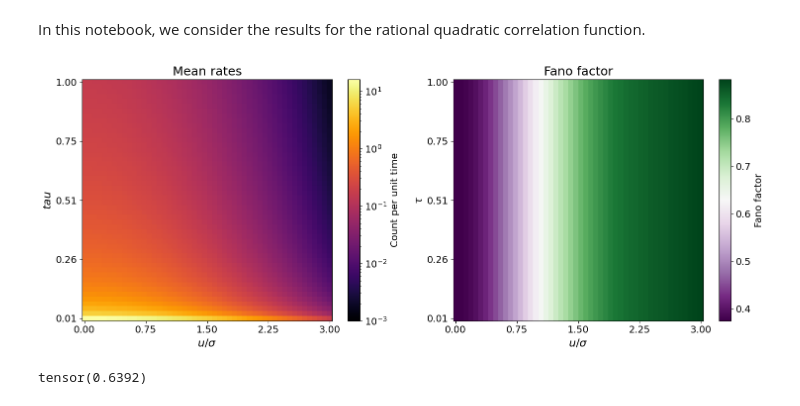
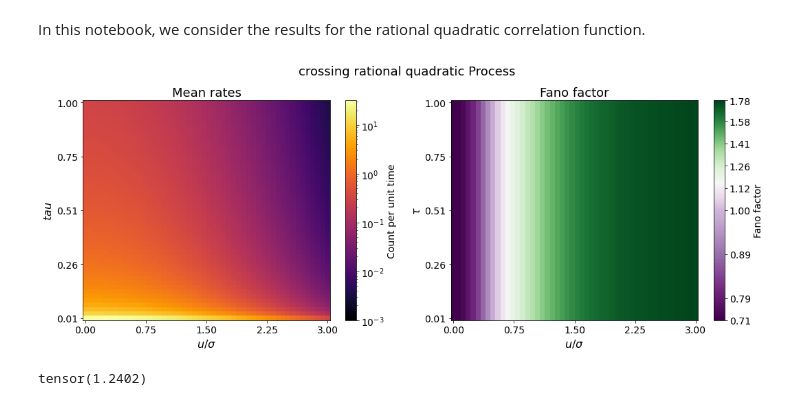
Before and after one commit to shivangrawat/gaussian-crossings, a Jupyter notebook: examples/rational_quadratic/rational_quadratic.ipynb, the cells around one changed output. Cells and saved outputs as stored; diff of their text form; code cells hidden in the pictures.

```diff
--- a/examples/rational_quadratic/rational_quadratic.ipynb
+++ b/examples/rational_quadratic/rational_quadratic.ipynb
@@ -12,6 +12,14 @@ import scipy.linalg
 import gaussian_crossings.utils as utils
 import gaussian_crossings.formula as formula
 import gaussian_crossings.process as process
+# %%
+# crossing_type = "upcrossing"
+# crossing_type = "downcrossing"
+crossing_type = "crossing"
+ModelClass = formula.GaussianUpCrossingsDimless
+
+mean_rate_method = f"{crossing_type}_mean_rate"
+fano_method = f"{crossing_type}_fano_factor_CLT"
 # %%
 # Set simulation parameters.
 T = 100.0    # Total simulation time (e.g., 10 time units)
@@ -31,35 +39,10 @@ for i in range(num_points_taus):
     for j in range(num_points_zeta):
         u = zeta[j] * sigma
         tau = taus[i]
-        model = formula.GaussianUpCrossingsDimless(r_func=process.r_rational_quadratic, u=u, tau=tau, sigma=sigma, alpha=alpha)
-        mean_rates[i, j] = model.upcrossing_mean_rate()
-        fano_factors[i, j] = model.upcrossing_fano_factor_CLT(epsilon_left=1e-2, epsilon_right=1e-5)
+        model = ModelClass(r_func=process.r_rational_quadratic, u=u, tau=tau, sigma=sigma, alpha=alpha)
+        mean_rates[i, j] = getattr(model, mean_rate_method)()
+        fano_factors[i, j] = getattr(model, fano_method)(epsilon_left=1e-2, epsilon_right=1e-5)
 # %%
-# If necessary, ensure that taus is increasing:
-if taus[0] > taus[-1]:
-    taus = np.flipud(taus)
-    mean_rates = np.flipud(mean_rates)
-    fano_factors = np.flipud(fano_factors)
-
-# -----------------------
-# Helper: Compute cell edges for arbitrary spacing
-# -----------------------
-def compute_edges(arr):
-    """
-    Given a 1D array of cell centers, compute cell edges.
-    """
-    edges = np.empty(len(arr) + 1)
-    # Interior edges: midpoints
-    edges[1:-1] = (arr[:-1] + arr[1:]) / 2.0
-    # Extrapolate first and last edge
-    edges[0] = arr[0] - (arr[1] - arr[0]) / 2.0
-    edges[-1] = arr[-1] + (arr[-1] - arr[-2]) / 2.0
-    return edges
-
-# Compute cell edges from the center values
-zeta_edges = compute_edges(zeta)
-taus_edges = compute_edges(taus)
-
 # -----------------------
 # Plotting parameters
 # -----------------------
@@ -88,48 +71,61 @@ adjusted_mean_rates = np.clip(mean_rates, epsilon, None)
 # Set up LogNorm with vmin set to epsilon and vmax as the maximum of the adjusted data
 log_norm = LogNorm(vmin=epsilon, vmax=adjusted_mean_rates.max())
 
-pc0 = axes[0].pcolormesh(zeta_edges, taus_edges, adjusted_mean_rates, shading='auto',
+pc0 = axes[0].pcolormesh(zeta, taus, adjusted_mean_rates, shading='auto',
                          cmap=cmap_mean, norm=log_norm)
 cbar0 = fig.colorbar(pc0, ax=axes[0])
 cbar0.set_label("Count per unit time", fontsize=cbar_labelsize)
 cbar0.ax.tick_params(labelsize=tick_fontsize)
 
 axes[0].set_xlabel(r'$u/\sigma$', fontsize=label_fontsize)
 axes[0].set_ylabel(r'$tau$', fontsize=label_fontsize)
 axes[0].set_title('Mean rates', fontsize=title_fontsize)
 axes[0].set_xticks(x_ticks)
 axes[0].set_yticks(y_ticks)
 axes[0].set_xticklabels([f"{val:.2f}" for val in x_ticks], fontsize=tick_fontsize)
 axes[0].set_yticklabels([f"{val:.2f}" for val in y_ticks], fontsize=tick_fontsize)
 
 # -----------------------
 # Right subplot: Fano Factors
 # -----------------------
 # Plot Fano factors on a linear scale
-pc1 = axes[1].pcolormesh(zeta_edges, taus_edges, fano_factors, shading='auto',
-                         cmap=cmap_fano)
+fano_log = np.log10(fano_factors)
+
+# Use the custom normalization, setting the midpoint at 0 (log10(1))
+norm_fano = utils.MidpointNormalize(vmin=fano_log.min(), vmax=fano_log.max(), midpoint=0)
+
+pc1 = axes[1].pcolormesh(zeta, taus, fano_log, shading='auto',
+                         cmap=cmap_fano, norm=norm_fano)
 cbar1 = fig.colorbar(pc1, ax=axes[1])
 cbar1.set_label("Fano factor", fontsize=cbar_labelsize)
 cbar1.ax.tick_params(labelsize=tick_fontsize)
+
+# Adjust colorbar tick labels to show original Fano factor values.
+def log_tick_formatter(x, pos):
+    return f"{10**x:.2f}"
+cbar1.formatter = mticker.FuncFormatter(log_tick_formatter)
+cbar1.update_ticks()
 
 axes[1].set_xlabel(r'$u/\sigma$', fontsize=label_fontsize)
 axes[1].set_ylabel(r'$\tau$', fontsize=label_fontsize)
 axes[1].set_title('Fano factor', fontsize=title_fontsize)
 axes[1].set_xticks(x_ticks)
 axes[1].set_yticks(y_ticks)
 axes[1].set_xticklabels([f"{val:.2f}" for val in x_ticks], fontsize=tick_fontsize)
 axes[1].set_yticklabels([f"{val:.2f}" for val in y_ticks], fontsize=tick_fontsize)
 
+# in title for both plots add crossing type
+fig.suptitle(f"{crossing_type} rational quadratic Process", fontsize=title_fontsize)
 
 plt.tight_layout()
 plt.show()
 # %% [output]
-[figure, old version]
+[figure, new version]
 # %%
-model = formula.GaussianUpCrossings(r_func=process.r_rational_quadratic, u=1.0, tau=0.01, sigma=sigma, alpha=alpha)
-print(model.upcrossing_fano_factor_CLT(epsilon_left=1e-2, epsilon_right=1e-5))
+model = ModelClass(r_func=process.r_rational_quadratic, u=1.0, tau=0.01, sigma=sigma, alpha=alpha)
+print(getattr(model, fano_method)(epsilon_left=1e-2, epsilon_right=1e-5))
 # %% [output]
-tensor(0.6392)
+tensor(1.2402)
 # %%
 # plotting the fano factor curve as a function of u for any tau
 sigma = 1.0
```
Also changed, not shown: parts of 3 cells of this notebook, 9 other files.
